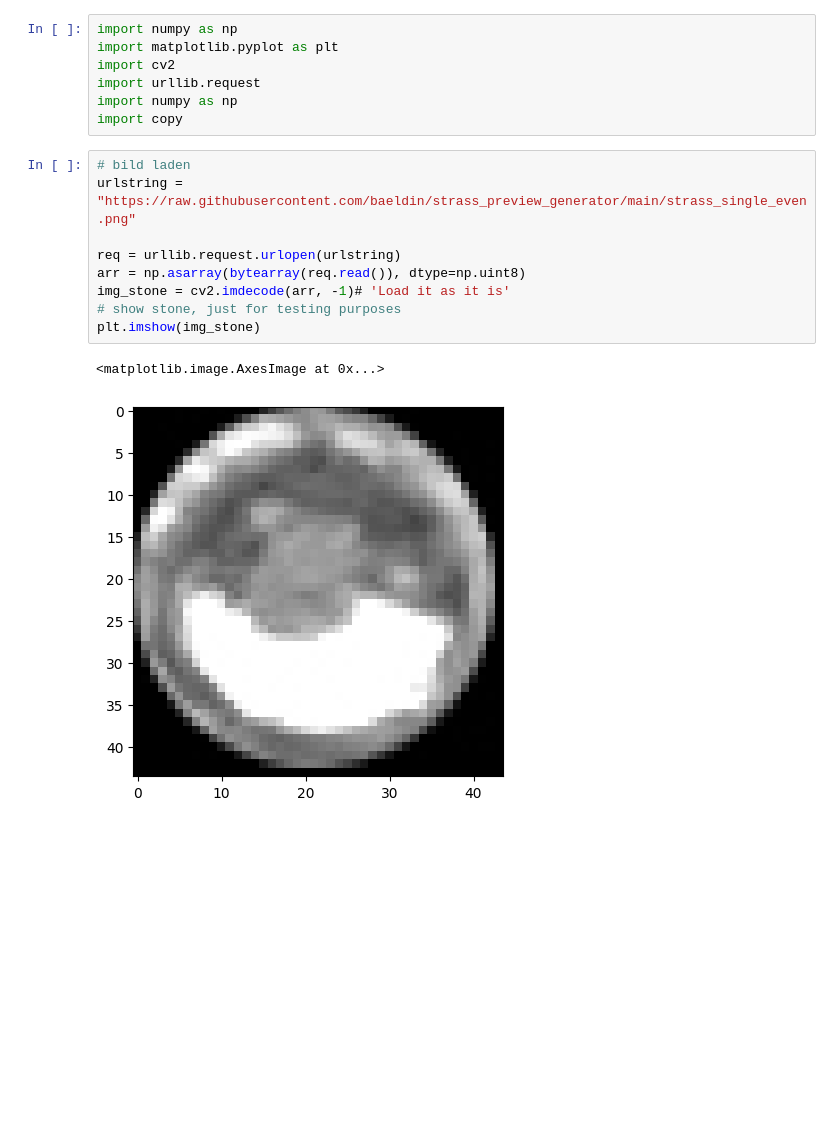
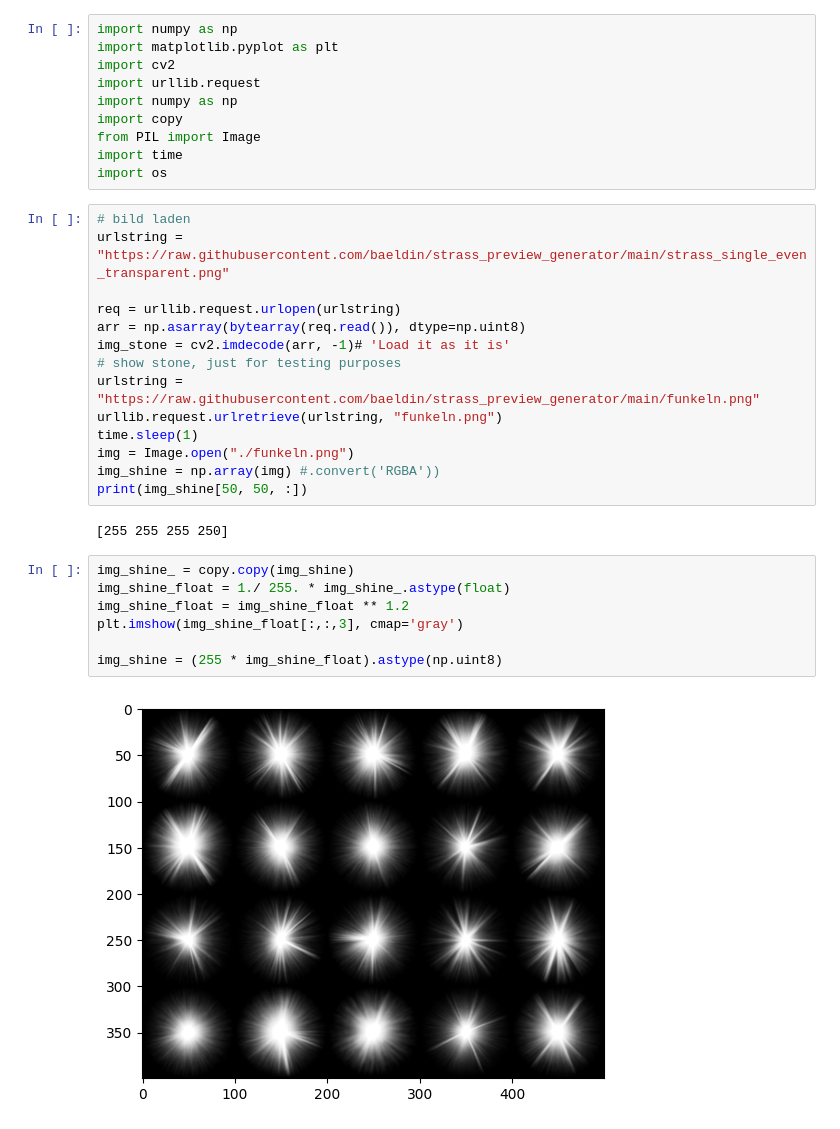
Before and after one commit to baeldin/strass_preview_generator, a Jupyter notebook: strass_band_generator_v2.ipynb, the cells around one changed output. Drawn from its saved outputs; the diff is of its cells as text; blank space fills up the shorter version.

```diff
--- a/strass_band_generator_v2.ipynb
+++ b/strass_band_generator_v2.ipynb
@@ -7,15 +7,31 @@ import cv2
 import urllib.request
 import numpy as np
 import copy
+from PIL import Image
+import time
+import os
 # %%
 # bild laden
-urlstring = "https://raw.githubusercontent.com/baeldin/strass_preview_generator/main/strass_single_even.png"
+urlstring = "https://raw.githubusercontent.com/baeldin/strass_preview_generator/main/strass_single_even_transparent.png"
 
 req = urllib.request.urlopen(urlstring)
 arr = np.asarray(bytearray(req.read()), dtype=np.uint8)
 img_stone = cv2.imdecode(arr, -1)# 'Load it as it is'
 # show stone, just for testing purposes
-plt.imshow(img_stone)
+urlstring = "https://raw.githubusercontent.com/baeldin/strass_preview_generator/main/funkeln.png"
+urllib.request.urlretrieve(urlstring, "funkeln.png")
+time.sleep(1)
+img = Image.open("./funkeln.png")
+img_shine = np.array(img) #.convert('RGBA'))
+print(img_shine[50, 50, :])
 # %% [output]
-<matplotlib.image.AxesImage at 0x...>
+[255 255 255 250]
-[figure, removed]
+# %%
+img_shine_ = copy.copy(img_shine)
+img_shine_float = 1./ 255. * img_shine_.astype(float)
+img_shine_float = img_shine_float ** 1.2
+plt.imshow(img_shine_float[:,:,3], cmap='gray')
+
+img_shine = (255 * img_shine_float).astype(np.uint8)
+# %% [output]
+[figure, added]
```
Also changed, not shown: parts of 12 cells of this notebook.
